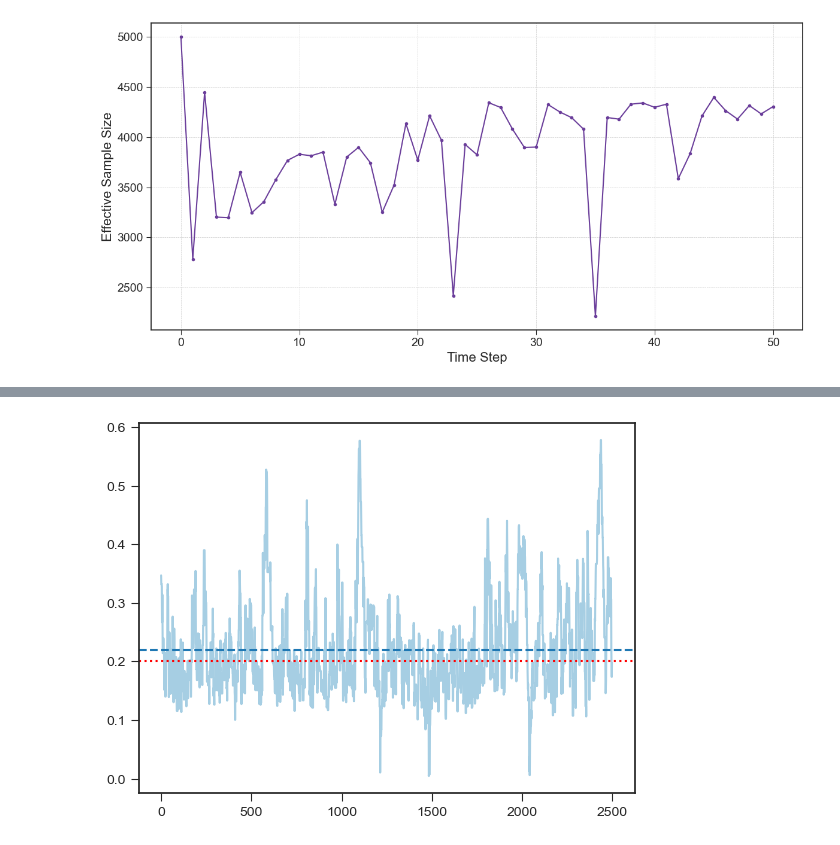
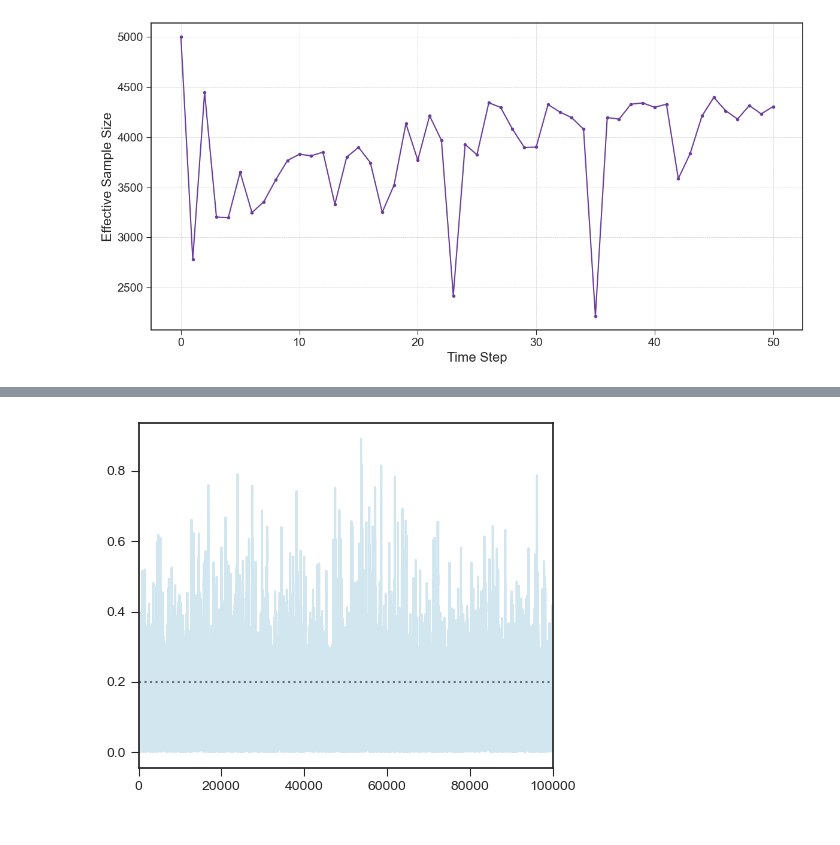
Before and after one commit to rosastreg/Diffusion-Driven-Epidemic-Model-for-COVID-19-in-Mexico, a Jupyter notebook: Notebooks/3_Synthetic_Data_Experiments.ipynb, the cells around one changed output, grey strips where cells are left out. Drawn from its saved outputs; the diff is of its cells as text; code cells hidden in the pictures.

```diff
--- a/Notebooks/3_Synthetic_Data_Experiments.ipynb
+++ b/Notebooks/3_Synthetic_Data_Experiments.ipynb
@@ -491,3 +10,0 @@ plt.plot(np.array(theta_samples[:])[:,:4])
-# %%
-for t in range(np.array(weekly_trajectories).shape[0]):
-    plt.plot(np.array(weekly_trajectories)[t,0,:])
@@ -1050,7 +190,8 @@ for t in range(1,T+1):
     particles[:,:,t], weekly_infections[:,t] = BM_SEIR(particles[:, resample_indices, t-1], params, num_particles, N)
 
     # Update particle weights
-    incremental_weights = stats.nbinom(n=1/0.1, p=1/(1+0.1*weekly_infections[:,t])).logpmf(Y_obs[t])
+    incremental_weights = stats.lognorm(weekly_infections[:,t], 0.1).logpdf(Y_obs[t])
+    #stats.nbinom(n=1/0.1, p=1/(1+0.1*weekly_infections[:,t])).logpmf(Y_obs[t])
 
     max_weights = np.max(incremental_weights)
     weights[:,t] = np.exp(incremental_weights - max_weights)
@@ -1594,29 +539,0 @@ plt.show()
-# %%
-num_particles = 5000
-num_iterations = 5000
-# initial_conditions = np.repeat(V_in,num_particles).reshape(5,num_particles) #Sationary Initial Conditions
-E0 = stats.uniform(100,10000).rvs(num_particles)
-I0 = stats.uniform(10,100).rvs(num_particles)
-initial_conditions = np.array([
-    np.ones(num_particles)*N - E0 - I0,
-    E0,
-    I0,
-    np.zeros(num_particles),
-    np.log(stats.uniform(0,5).rvs(num_particles))
-    ])
-
-current_theta = np.array([
-    stats.uniform().rvs(),
-    stats.uniform().rvs(),
-    stats.uniform().rvs()
-])
-
-stepSize = np.diag([
-    0.05**2,
-    0.05**2,
-    0.05**2
-])
-
-print('Initial conditions: ',np.mean(initial_conditions, axis=1))
-print('Initial parameters: ',current_theta)
-print('Real parameters: ',params)
@@ -1719,8 +718,12 @@ plt.show()
 # %%
-plt.plot(theta_samples[0,2500:], color=colors[0])
-plt.axhline(np.mean(theta_samples[0,2500:],axis=0),color=colors[1], linestyle='--')
-plt.axhline(params[0], color='r', linestyle=':')
+plt.figure(figsize=(5, 4))
+
+plt.plot(theta_samples[0,50000:], color=colors[0], alpha=0.5)
+plt.axhline(params[0], color='black', linestyle=':', alpha=0.5)
+
+plt.xlim(0,100000)
+plt.tight_layout()
 plt.show()
 # %% [output]
-[figure, old version]
+[figure, new version]
 # %%
```
Also changed, not shown: parts of 77 cells of this notebook, 5 other files.
